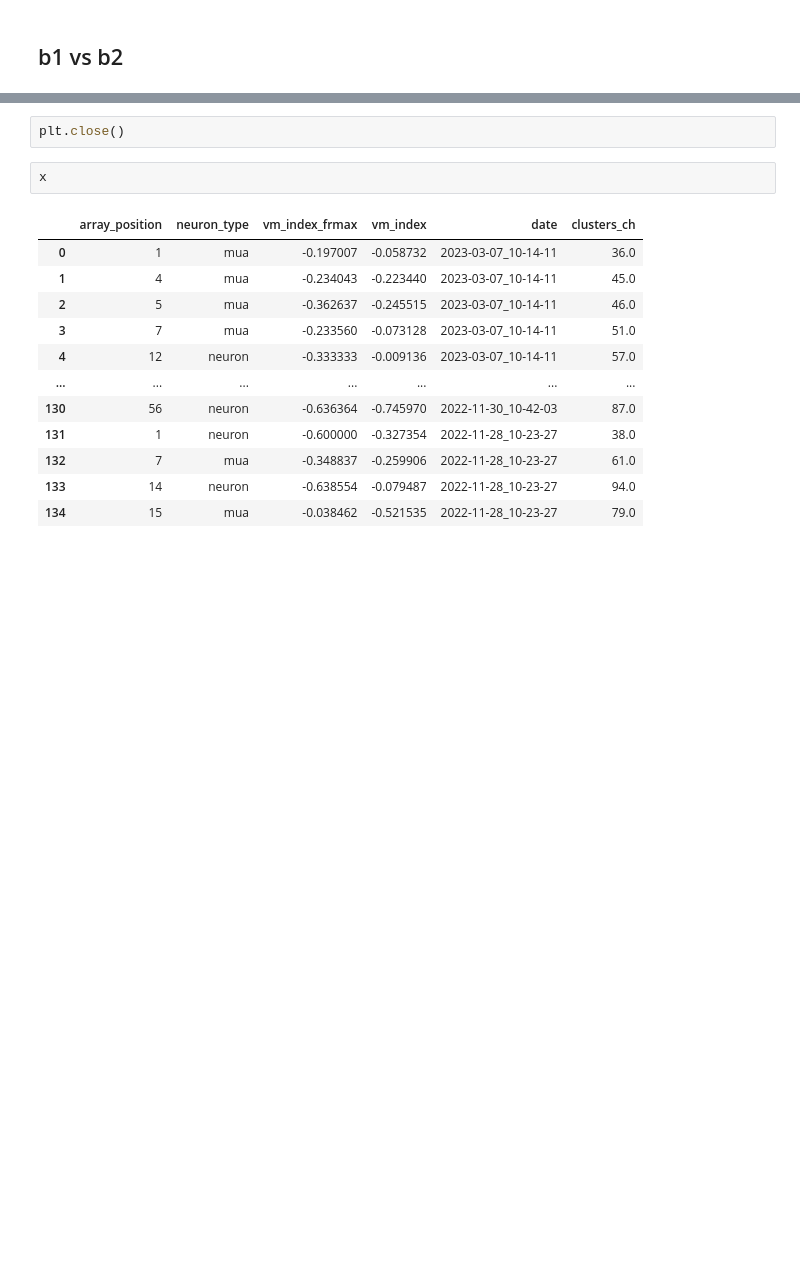
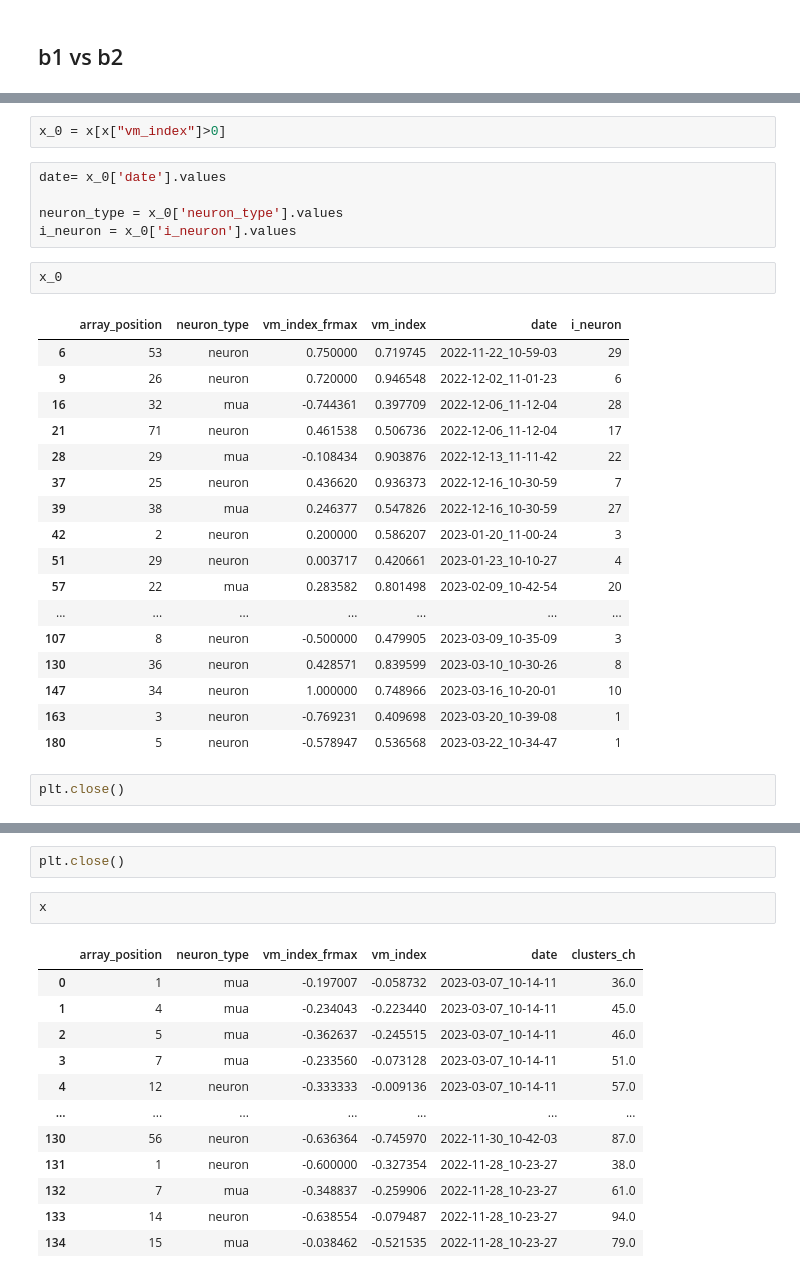
Before and after one commit to Ibos-lab/EphysVibe, a Jupyter notebook: examples/rf_stats.ipynb, the cells around one changed output, grey strips where cells are left out. Drawn from its saved outputs; the diff is of its cells as text; blank space fills up the shorter version.

```diff
--- a/examples/rf_stats.ipynb
+++ b/examples/rf_stats.ipynb
@@ -145,0 +169,29 @@ plt.show()
+# %%
+x_0 = x[x["vm_index"]>0]
+# %%
+date= x_0['date'].values
+
+neuron_type = x_0['neuron_type'].values
+i_neuron = x_0['i_neuron'].values
+# %%
+x_0
+# %% [output]
+|  | array_position | neuron_type | vm_index_frmax | vm_index | date | i_neuron |
+| 6 | 53 | neuron | 0.750000 | 0.719745 | 2022-11-22_10-59-03 | 29 |
+| 9 | 26 | neuron | 0.720000 | 0.946548 | 2022-12-02_11-01-23 | 6 |
+| 16 | 32 | mua | -0.744361 | 0.397709 | 2022-12-06_11-12-04 | 28 |
+| 21 | 71 | neuron | 0.461538 | 0.506736 | 2022-12-06_11-12-04 | 17 |
+| 28 | 29 | mua | -0.108434 | 0.903876 | 2022-12-13_11-11-42 | 22 |
+| 37 | 25 | neuron | 0.436620 | 0.936373 | 2022-12-16_10-30-59 | 7 |
+| 39 | 38 | mua | 0.246377 | 0.547826 | 2022-12-16_10-30-59 | 27 |
+| 42 | 2 | neuron | 0.200000 | 0.586207 | 2023-01-20_11-00-24 | 3 |
+| 51 | 29 | neuron | 0.003717 | 0.420661 | 2023-01-23_10-10-27 | 4 |
+| 57 | 22 | mua | 0.283582 | 0.801498 | 2023-02-09_10-42-54 | 20 |
+| ... | ... | ... | ... | ... | ... | ... |
+| 107 | 8 | neuron | -0.500000 | 0.479905 | 2023-03-09_10-35-09 | 3 |
+| 130 | 36 | neuron | 0.428571 | 0.839599 | 2023-03-10_10-30-26 | 8 |
+| 147 | 34 | neuron | 1.000000 | 0.748966 | 2023-03-16_10-20-01 | 10 |
+| 163 | 3 | neuron | -0.769231 | 0.409698 | 2023-03-20_10-39-08 | 1 |
+| 180 | 5 | neuron | -0.578947 | 0.536568 | 2023-03-22_10-34-47 | 1 |
+# %%
+plt.close()
```
Also changed, not shown: parts of 16 cells of this notebook, 3 other files.
